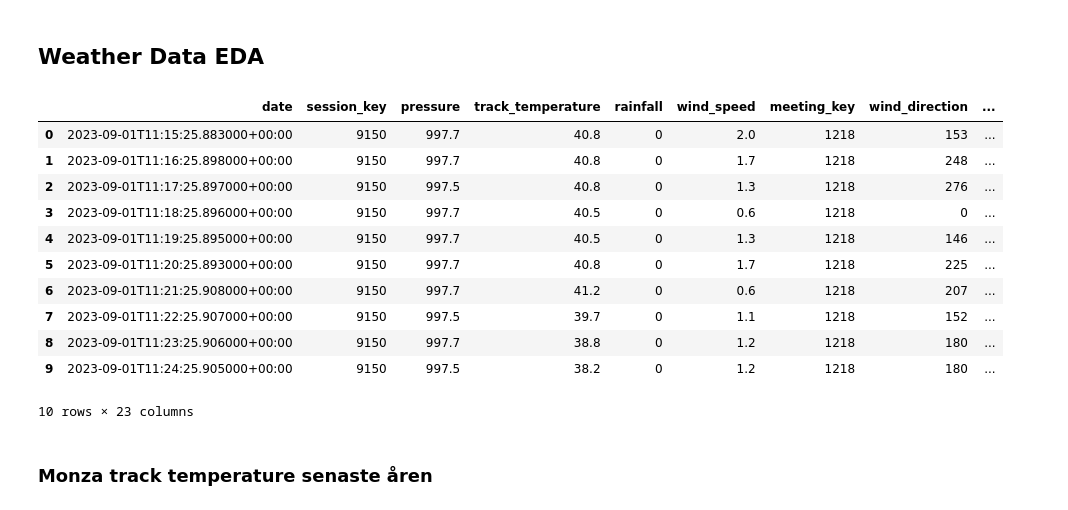
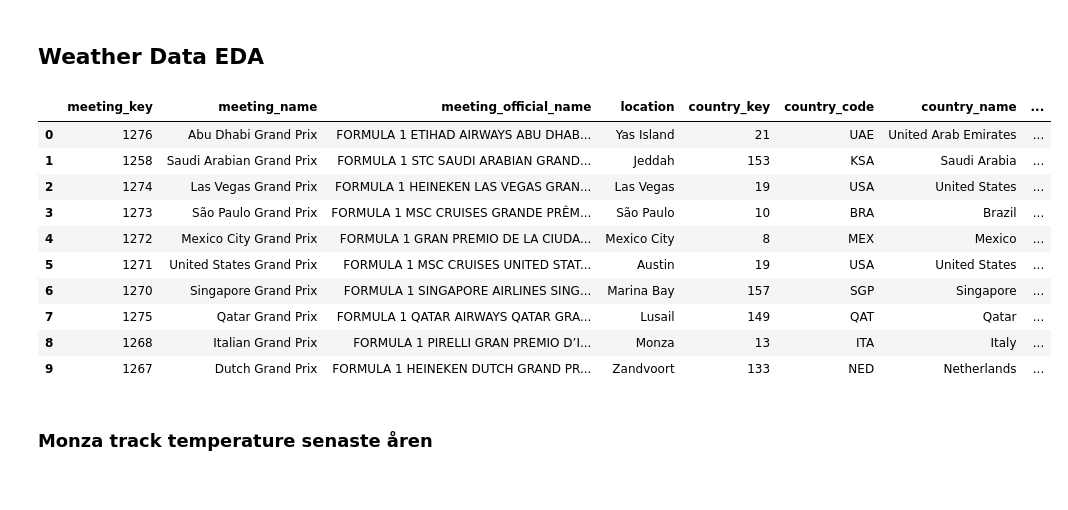
Before and after one commit to Skoga02/f1_data_visualization, a Jupyter notebook: eda_notebooks/weather_eda.ipynb, the cells around one changed output. Drawn from its saved outputs; the diff is of its cells as text; code cells hidden in the pictures.

```diff
--- a/eda_notebooks/weather_eda.ipynb
+++ b/eda_notebooks/weather_eda.ipynb
@@ -3,38 +3,69 @@
 # %%
 import duckdb
 import pandas as pd
 import matplotlib.pyplot as plt
 import plotly.express as px
 import numpy as np
 
 conn = duckdb.connect("../monza_f1_data.duckdb")
 
 query = """
     SELECT
         *
     FROM weather
     JOIN session USING (session_key)
     ORDER BY date
 """
 
+drivers_query = """
+    SELECT
+        *
+    FROM drivers
+    ORDER BY meeting_key DESC
+"""
+
+sessions = """
+    SELECT
+        *
+    FROM session
+    ORDER BY year ASC
+"""
+
+session_result_query = """
+    SELECT
+        *
+    FROM session_result
+    ORDER BY session_key DESC
+"""
+
+meetings_query = """
+    SELECT
+        *
+    FROM meetings
+    ORDER BY year DESC
+"""
+
 weather_df = conn.execute(query).df()
+drivers_df = conn.execute(drivers_query).df()
+sessions_df = conn.execute(sessions).df()
+session_result_df = conn.execute(session_result_query).df()
+meetings_df = conn.execute(meetings_query).df()
 
 conn.close()
 
-weather_df.head(10)
+meetings_df.head(10)
 # %% [output]
-|  | date | session_key | pressure | track_temperature | rainfall | wind_speed | meeting_key | wind_direction | ... |
-| 0 | 2023-09-01T11:15:25.883000+00:00 | 9150 | 997.7 | 40.8 | 0 | 2.0 | 1218 | 153 | ... |
-| 1 | 2023-09-01T11:16:25.898000+00:00 | 9150 | 997.7 | 40.8 | 0 | 1.7 | 1218 | 248 | ... |
-| 2 | 2023-09-01T11:17:25.897000+00:00 | 9150 | 997.5 | 40.8 | 0 | 1.3 | 1218 | 276 | ... |
-| 3 | 2023-09-01T11:18:25.896000+00:00 | 9150 | 997.7 | 40.5 | 0 | 0.6 | 1218 | 0 | ... |
-| 4 | 2023-09-01T11:19:25.895000+00:00 | 9150 | 997.7 | 40.5 | 0 | 1.3 | 1218 | 146 | ... |
-| 5 | 2023-09-01T11:20:25.893000+00:00 | 9150 | 997.7 | 40.8 | 0 | 1.7 | 1218 | 225 | ... |
-| 6 | 2023-09-01T11:21:25.908000+00:00 | 9150 | 997.7 | 41.2 | 0 | 0.6 | 1218 | 207 | ... |
-| 7 | 2023-09-01T11:22:25.907000+00:00 | 9150 | 997.5 | 39.7 | 0 | 1.1 | 1218 | 152 | ... |
-| 8 | 2023-09-01T11:23:25.906000+00:00 | 9150 | 997.7 | 38.8 | 0 | 1.2 | 1218 | 180 | ... |
-| 9 | 2023-09-01T11:24:25.905000+00:00 | 9150 | 997.5 | 38.2 | 0 | 1.2 | 1218 | 180 | ... |
+|  | meeting_key | meeting_name | meeting_official_name | location | country_key | country_code | country_name | ... |
+| 0 | 1276 | Abu Dhabi Grand Prix | FORMULA 1 ETIHAD AIRWAYS ABU DHAB... | Yas Island | 21 | UAE | United Arab Emirates | ... |
+| 1 | 1258 | Saudi Arabian Grand Prix | FORMULA 1 STC SAUDI ARABIAN GRAND... | Jeddah | 153 | KSA | Saudi Arabia | ... |
+| 2 | 1274 | Las Vegas Grand Prix | FORMULA 1 HEINEKEN LAS VEGAS GRAN... | Las Vegas | 19 | USA | United States | ... |
+| 3 | 1273 | São Paulo Grand Prix | FORMULA 1 MSC CRUISES GRANDE PRÊM... | São Paulo | 10 | BRA | Brazil | ... |
+| 4 | 1272 | Mexico City Grand Prix | FORMULA 1 GRAN PREMIO DE LA CIUDA... | Mexico City | 8 | MEX | Mexico | ... |
+| 5 | 1271 | United States Grand Prix | FORMULA 1 MSC CRUISES UNITED STAT... | Austin | 19 | USA | United States | ... |
+| 6 | 1270 | Singapore Grand Prix | FORMULA 1 SINGAPORE AIRLINES SING... | Marina Bay | 157 | SGP | Singapore | ... |
+| 7 | 1275 | Qatar Grand Prix | FORMULA 1 QATAR AIRWAYS QATAR GRA... | Lusail | 149 | QAT | Qatar | ... |
+| 8 | 1268 | Italian Grand Prix | FORMULA 1 PIRELLI GRAN PREMIO D’I... | Monza | 13 | ITA | Italy | ... |
+| 9 | 1267 | Dutch Grand Prix | FORMULA 1 HEINEKEN DUTCH GRAND PR... | Zandvoort | 133 | NED | Netherlands | ... |
-10 rows × 23 columns
 # %% [markdown]
 ### Monza track temperature senaste åren
 # %%
```
Also changed, not shown: parts of 11 cells of this notebook, 4 other files.
